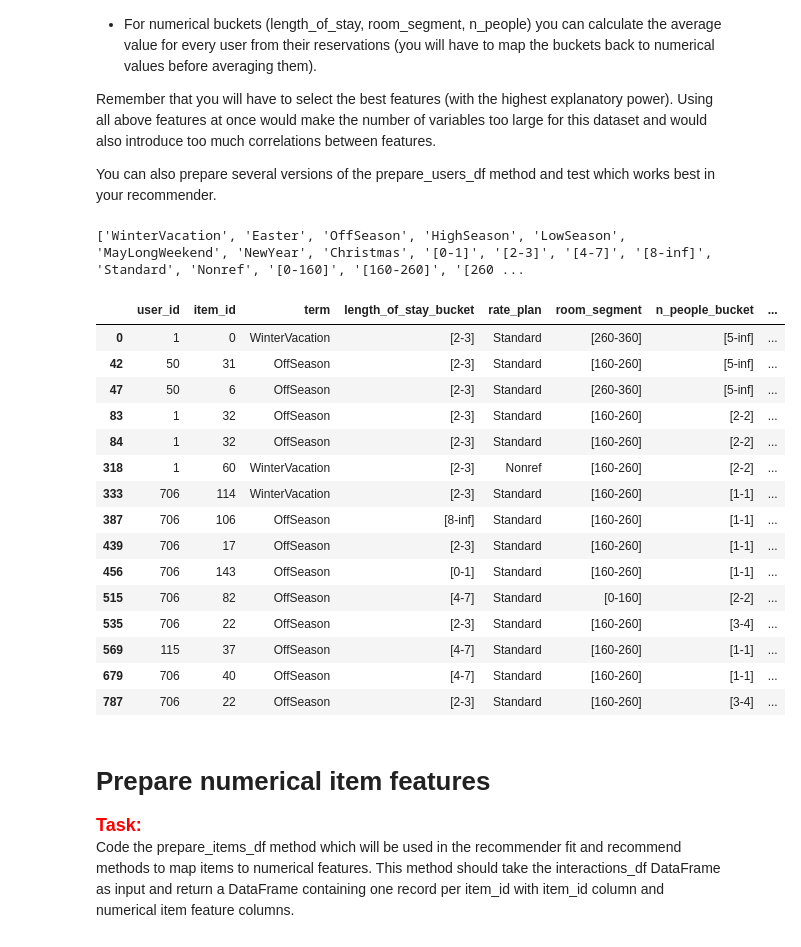
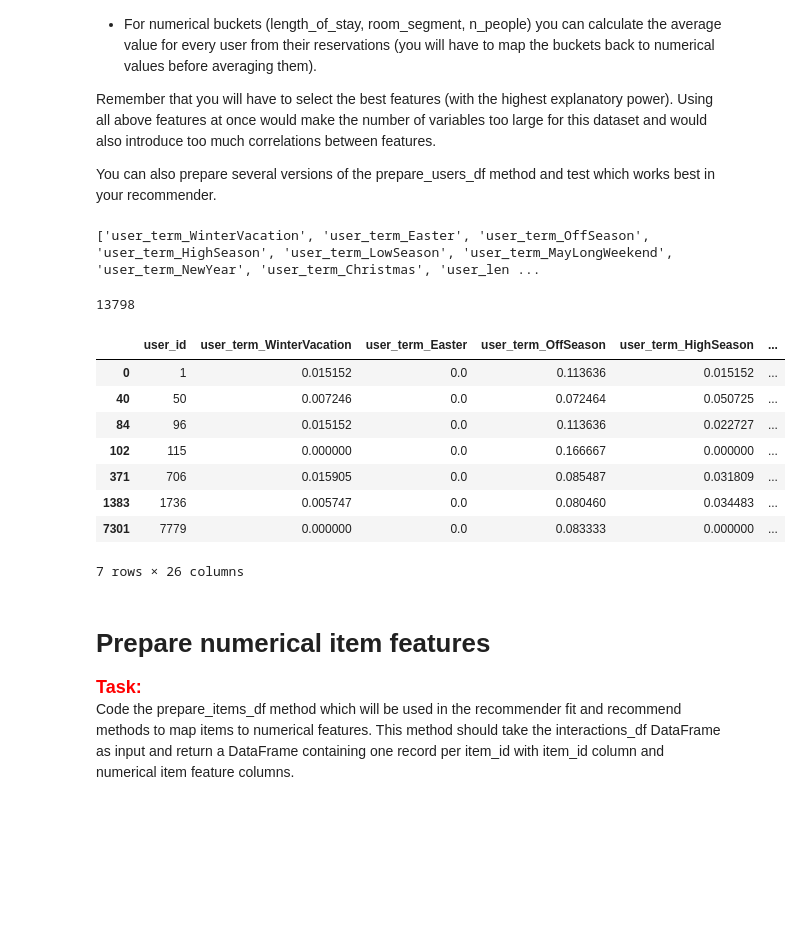
Before and after one commit to e-lawniczak/rsc-project1, a Jupyter notebook: project_1_recommender_and_evaluation.ipynb, the cells around one changed output. Drawn from its saved outputs; the diff is of its cells as text; code cells hidden in the pictures; blank space fills up the shorter version.

```diff
--- a/project_1_recommender_and_evaluation.ipynb
+++ b/project_1_recommender_and_evaluation.ipynb
@@ -87,37 +84,59 @@ Remember that you will have to select the best features (with the highest explan
 You can also prepare several versions of the prepare_users_df method and test which works best in your recommender.
 # %%
 def prepare_users_df(interactions_df):
-    # Write your code here
+    ######################
+    # this function returns dataframe with float values based on number
+    # of times user interacted with item with said feature
+    ######################
     users_df = interactions_df.copy()
-    features_list = ['WinterVacation', 'Easter', 'OffSeason', 'HighSeason', 'LowSeason', 'MayLongWeekend', 'NewYear', 'Christmas', '[0-1]', '[2-3]', '[4-7]', '[8-inf]', 'Standard', 'Nonref', '[0-160]', '[160-260]', '[260-360]', '[360-500]', '[500-900]', '[1-1]', '[2-2]', '[3-4]', '[5-inf]', 'True', 'False']
 
+    users_df = pd.get_dummies(users_df)
+    users_df = users_df.loc[:,users_df.columns != "item_id"]
+    users_df = users_df.groupby(['user_id']).sum()
+
+    users_df = users_df / users_df.sum(axis=1).values.reshape(-1, 1)
+    users_df = users_df.add_prefix('user_')
+    users_df = users_df.rename_axis(None, axis=1).fillna(0).reset_index()
+    user_features = users_df.loc[:,users_df.columns != "user_id"].columns.to_list()
+
+
+
+    return users_df, user_features
+
+def prepare_users_df2(interactions_df):
+    ######################
+    # this function returns np array of 25 features with 1 if user interacted with item that has said feature
+    ######################
+    users_df = interactions_df.copy()
+
+    users_df = pd.get_dummies(users_df)
+    users_df = users_df.loc[:,users_df.columns != "item_id"]
+    users_df = users_df.groupby('user_id').agg('max')
+
+    users_df = users_df.add_prefix('user_').reset_index()
+    user_features = users_df.loc[:,users_df.columns != "user_id"].columns.to_list()
+    users_df = users_df.loc[:,users_df.columns != "user_id"].to_numpy()
 
     return users_df, user_features
 
 
 users_df, user_features = prepare_users_df(interactions_df)
 
 print(user_features)
-
-display(users_df.loc[users_df['user_id'].isin([706, 1736, 7779, 96, 1, 50, 115])].head(15))
+display(len(users_df))
+display(users_df.loc[users_df['user_id'].isin([706, 1736, 7779, 96, 1, 50, 115])].head(30))
 # %% [output]
-['WinterVacation', 'Easter', 'OffSeason', 'HighSeason', 'LowSeason', 'MayLongWeekend', 'NewYear', 'Christmas', '[0-1]', '[2-3]', '[4-7]', '[8-inf]', 'Standard', 'Nonref', '[0-160]', '[160-260]', '[260 ...
+['user_term_WinterVacation', 'user_term_Easter', 'user_term_OffSeason', 'user_term_HighSeason', 'user_term_LowSeason', 'user_term_MayLongWeekend', 'user_term_NewYear', 'user_term_Christmas', 'user_len ...
+13798
-|  | user_id | item_id | term | length_of_stay_bucket | rate_plan | room_segment | n_people_bucket | ... |
-| 0 | 1 | 0 | WinterVacation | [2-3] | Standard | [260-360] | [5-inf] | ... |
-| 42 | 50 | 31 | OffSeason | [2-3] | Standard | [160-260] | [5-inf] | ... |
-| 47 | 50 | 6 | OffSeason | [2-3] | Standard | [260-360] | [5-inf] | ... |
-| 83 | 1 | 32 | OffSeason | [2-3] | Standard | [160-260] | [2-2] | ... |
-| 84 | 1 | 32 | OffSeason | [2-3] | Standard | [160-260] | [2-2] | ... |
-| 318 | 1 | 60 | WinterVacation | [2-3] | Nonref | [160-260] | [2-2] | ... |
-| 333 | 706 | 114 | WinterVacation | [2-3] | Standard | [160-260] | [1-1] | ... |
-| 387 | 706 | 106 | OffSeason | [8-inf] | Standard | [160-260] | [1-1] | ... |
-| 439 | 706 | 17 | OffSeason | [2-3] | Standard | [160-260] | [1-1] | ... |
-| 456 | 706 | 143 | OffSeason | [0-1] | Standard | [160-260] | [1-1] | ... |
-| 515 | 706 | 82 | OffSeason | [4-7] | Standard | [0-160] | [2-2] | ... |
-| 535 | 706 | 22 | OffSeason | [2-3] | Standard | [160-260] | [3-4] | ... |
-| 569 | 115 | 37 | OffSeason | [4-7] | Standard | [160-260] | [1-1] | ... |
-| 679 | 706 | 40 | OffSeason | [4-7] | Standard | [160-260] | [1-1] | ... |
-| 787 | 706 | 22 | OffSeason | [2-3] | Standard | [160-260] | [3-4] | ... |
+|  | user_id | user_term_WinterVacation | user_term_Easter | user_term_OffSeason | user_term_HighSeason | ... |
+| 0 | 1 | 0.015152 | 0.0 | 0.113636 | 0.015152 | ... |
+| 40 | 50 | 0.007246 | 0.0 | 0.072464 | 0.050725 | ... |
+| 84 | 96 | 0.015152 | 0.0 | 0.113636 | 0.022727 | ... |
+| 102 | 115 | 0.000000 | 0.0 | 0.166667 | 0.000000 | ... |
+| 371 | 706 | 0.015905 | 0.0 | 0.085487 | 0.031809 | ... |
+| 1383 | 1736 | 0.005747 | 0.0 | 0.080460 | 0.034483 | ... |
+| 7301 | 7779 | 0.000000 | 0.0 | 0.083333 | 0.000000 | ... |
+7 rows × 26 columns
 # %% [markdown]
 # Prepare numerical item features
 
```
Also changed, not shown: parts of 5 cells of this notebook, 12 other files.
